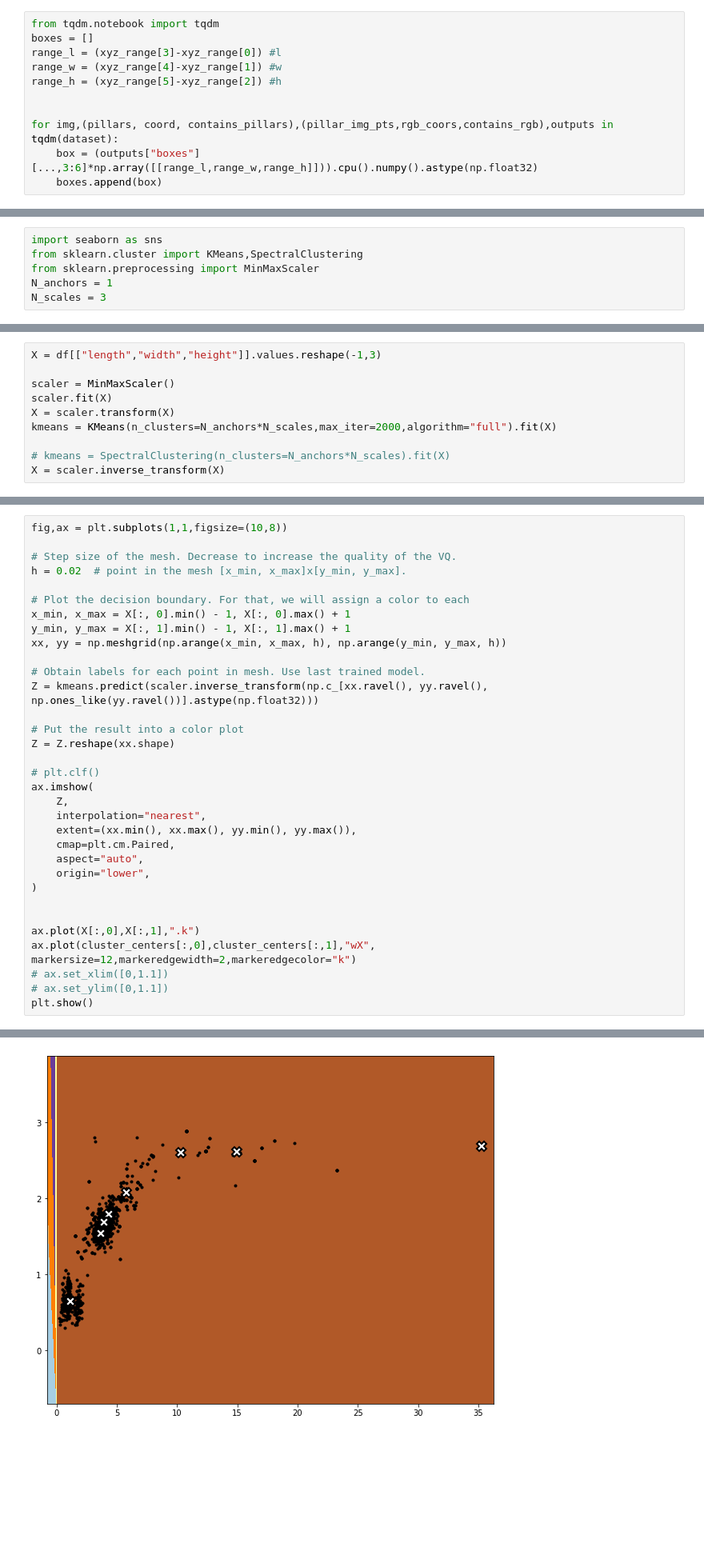
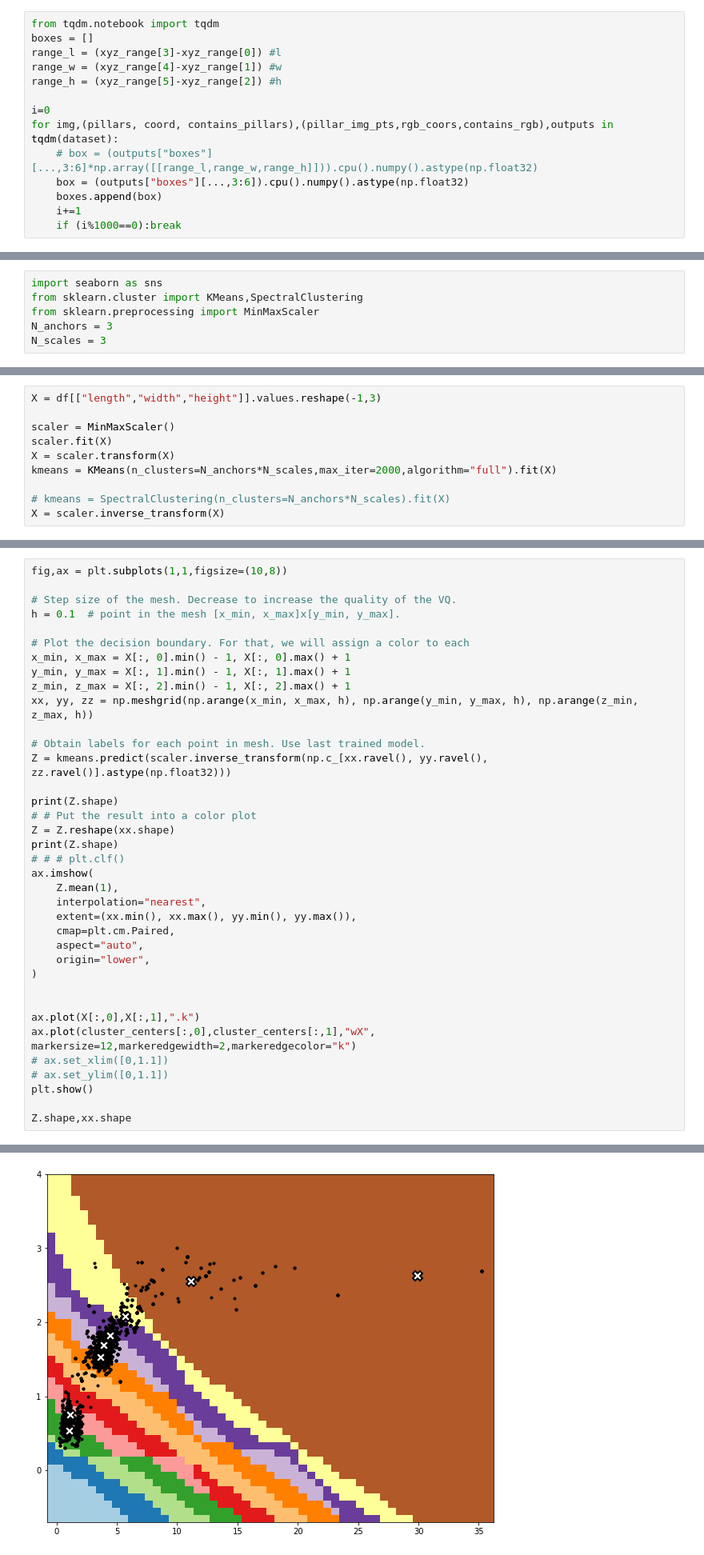
Before and after one commit to chanlilong/4D_NET_pytorch, a Jupyter notebook: Stats.ipynb, the cells around one changed output, grey strips where cells are left out. Shown: that part at 80% size. Saved outputs shown, nothing was run; the diff lists cells and outputs as text; blank space fills up the shorter version.

Commit message:
bug fix: correct meshgrid output for loss function formulation bySECOND

```diff
--- a/Stats.ipynb
+++ b/Stats.ipynb
@@ -32,7 +32,10 @@ range_l = (xyz_range[3]-xyz_range[0]) #l
 range_w = (xyz_range[4]-xyz_range[1]) #w
 range_h = (xyz_range[5]-xyz_range[2]) #h
 
-
+i=0
 for img,(pillars, coord, contains_pillars),(pillar_img_pts,rgb_coors,contains_rgb),outputs in tqdm(dataset):
-    box = (outputs["boxes"][...,3:6]*np.array([[range_l,range_w,range_h]])).cpu().numpy().astype(np.float32)
+    # box = (outputs["boxes"][...,3:6]*np.array([[range_l,range_w,range_h]])).cpu().numpy().astype(np.float32)
+    box = (outputs["boxes"][...,3:6]).cpu().numpy().astype(np.float32)
     boxes.append(box)
+    i+=1
+    if (i%1000==0):break
@@ -45,5 +46,5 @@ df = pd.DataFrame({"length":stacked_boxes[:,0],"width":stacked_boxes[:,1],"heigh
 import seaborn as sns
 from sklearn.cluster import KMeans,SpectralClustering
 from sklearn.preprocessing import MinMaxScaler
-N_anchors = 1
+N_anchors = 3
 N_scales = 3
@@ -79,22 +88,24 @@ np.save("cluster_kitti_3scales_1anchor.npy",clusters_dic)
 fig,ax = plt.subplots(1,1,figsize=(10,8))
 
 # Step size of the mesh. Decrease to increase the quality of the VQ.
-h = 0.02  # point in the mesh [x_min, x_max]x[y_min, y_max].
+h = 0.1  # point in the mesh [x_min, x_max]x[y_min, y_max].
 
 # Plot the decision boundary. For that, we will assign a color to each
 x_min, x_max = X[:, 0].min() - 1, X[:, 0].max() + 1
 y_min, y_max = X[:, 1].min() - 1, X[:, 1].max() + 1
-xx, yy = np.meshgrid(np.arange(x_min, x_max, h), np.arange(y_min, y_max, h))
+z_min, z_max = X[:, 2].min() - 1, X[:, 2].max() + 1
+xx, yy, zz = np.meshgrid(np.arange(x_min, x_max, h), np.arange(y_min, y_max, h), np.arange(z_min, z_max, h))
 
 # Obtain labels for each point in mesh. Use last trained model.
-Z = kmeans.predict(scaler.inverse_transform(np.c_[xx.ravel(), yy.ravel(), np.ones_like(yy.ravel())].astype(np.float32)))
+Z = kmeans.predict(scaler.inverse_transform(np.c_[xx.ravel(), yy.ravel(), zz.ravel()].astype(np.float32)))
 
-# Put the result into a color plot
+print(Z.shape)
+# # Put the result into a color plot
 Z = Z.reshape(xx.shape)
-
-# plt.clf()
+print(Z.shape)
+# # # plt.clf()
 ax.imshow(
-    Z,
+    Z.mean(1),
     interpolation="nearest",
     extent=(xx.min(), xx.max(), yy.min(), yy.max()),
     cmap=plt.cm.Paired,
@@ -108,4 +119,6 @@ ax.plot(cluster_centers[:,0],cluster_centers[:,1],"wX", markersize=12,markeredge
 # ax.set_xlim([0,1.1])
 # ax.set_ylim([0,1.1])
 plt.show()
+
+Z.shape,xx.shape
 # %% [output]
@@ -112 +127 @@ plt.show()
-[figure, old version]
+[figure, new version]
```
Also changed, not shown: parts of 6 cells of this notebook, 7 other files.
